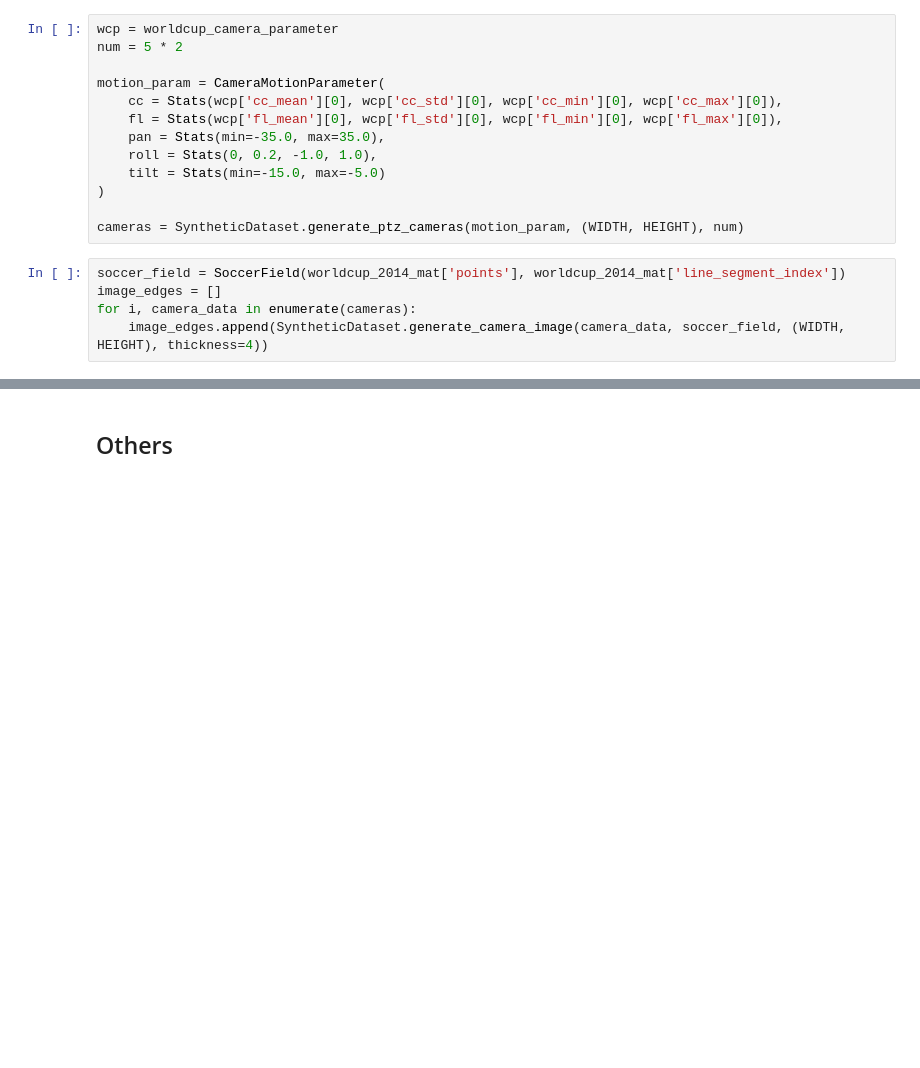
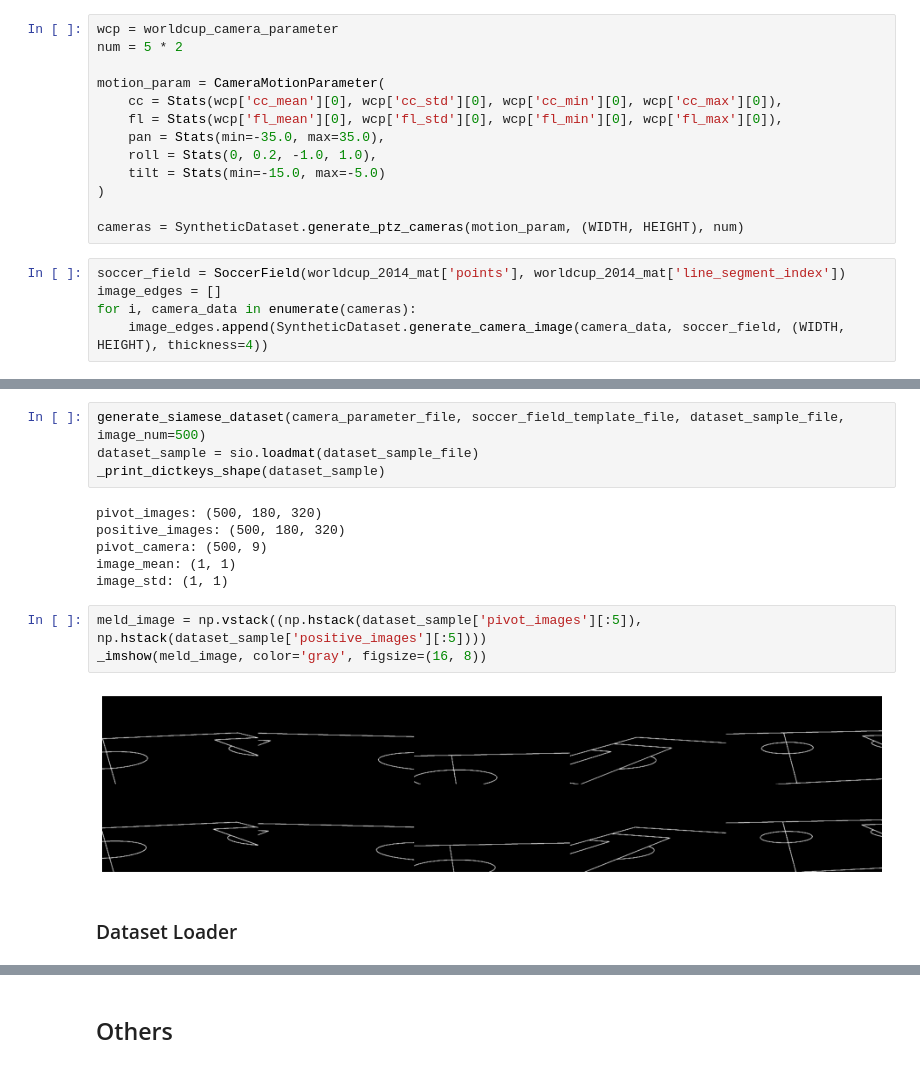
Before and after one commit to qrsforever/hzcsbet, a Jupyter notebook: docs/notebooks/SCCvSD.ipynb, the cells around one changed output, grey strips where cells are left out. Cells and saved outputs as stored; diff of their text form; blank space fills up the shorter version.

```diff
--- a/docs/notebooks/SCCvSD.ipynb
+++ b/docs/notebooks/SCCvSD.ipynb
@@ -1459,0 +1575,17 @@ _imshow(meld_image, figsize=(16, 8))
+# %%
+generate_siamese_dataset(camera_parameter_file, soccer_field_template_file, dataset_sample_file, image_num=500)
+dataset_sample = sio.loadmat(dataset_sample_file)
+_print_dictkeys_shape(dataset_sample)
+# %% [output]
+pivot_images: (500, 180, 320)
+positive_images: (500, 180, 320)
+pivot_camera: (500, 9)
+image_mean: (1, 1)
+image_std: (1, 1)
+# %%
+meld_image = np.vstack((np.hstack(dataset_sample['pivot_images'][:5]), np.hstack(dataset_sample['positive_images'][:5])))
+_imshow(meld_image, color='gray', figsize=(16, 8))
+# %% [output]
+[figure, added]
+# %% [markdown]
+### Dataset Loader
```
Also changed, not shown: parts of 44 cells of this notebook, 1 other file.
